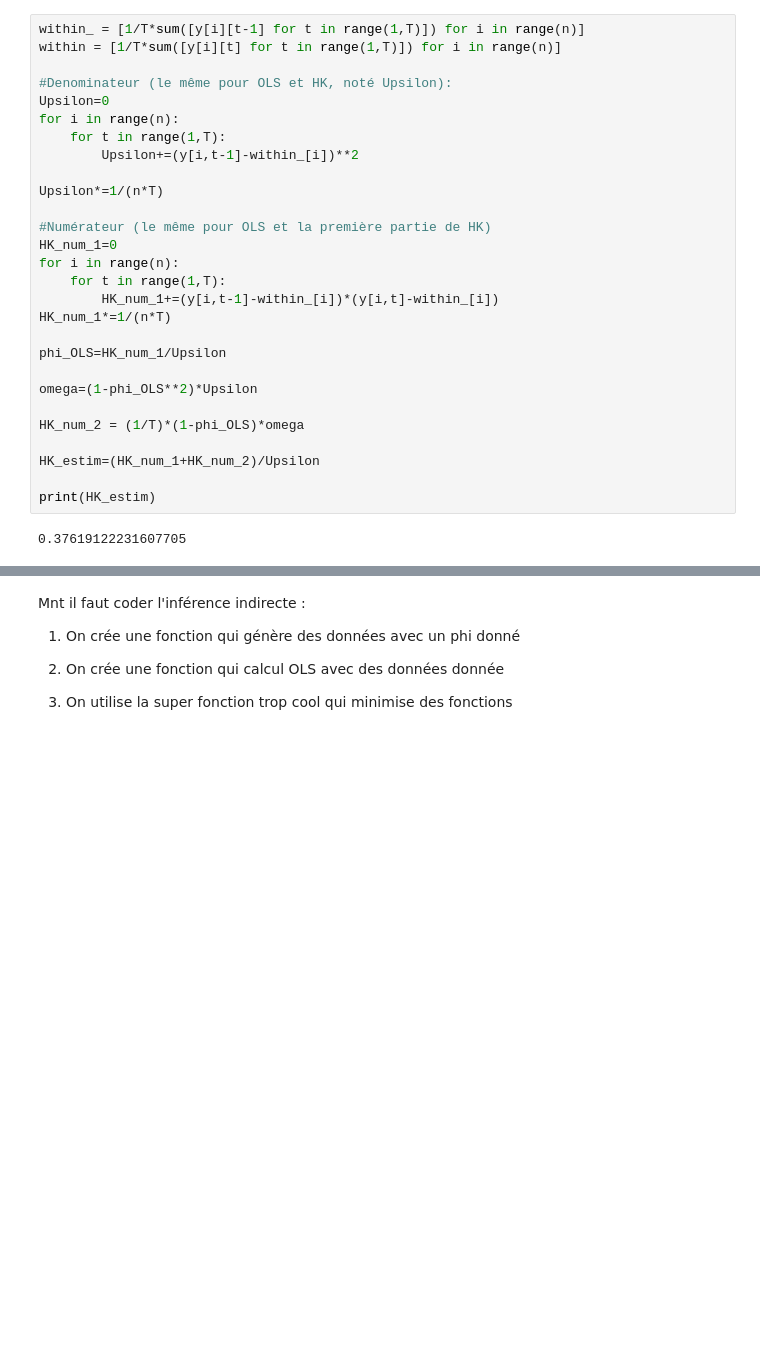
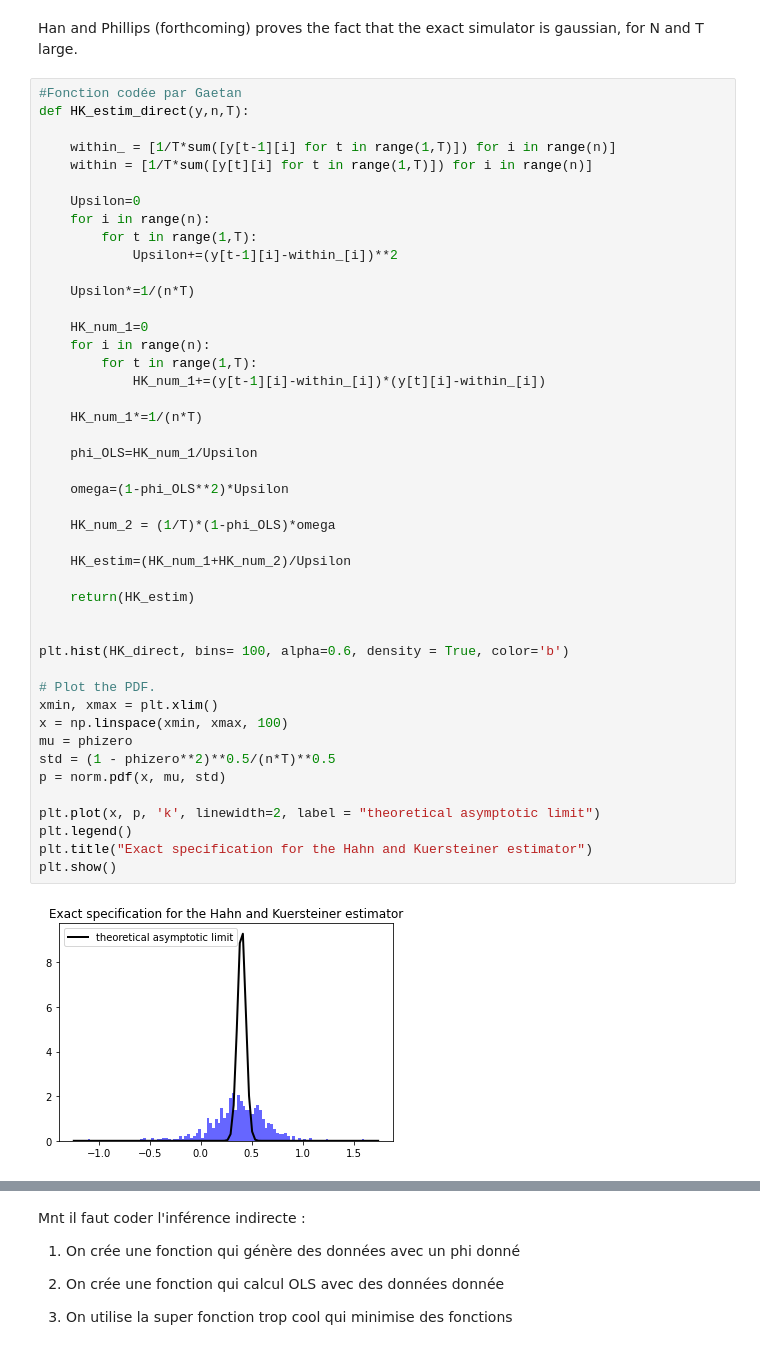
Before and after one commit to agatherosenzweig/Advanced-econometrics, a Jupyter notebook: Notebook GMM - version Agathe.ipynb, the cells around one changed output, grey strips where cells are left out. Drawn from its saved outputs; the diff is of its cells as text; blank space fills up the shorter version.

Commit message:
Update Notebook GMM - version Agathe.ipynb
Partie I quasi ok

```diff
--- a/Notebook GMM - version Agathe.ipynb
+++ b/Notebook GMM - version Agathe.ipynb
@@ -156,30 +129,49 @@ MLE avec correction de biais de Han et Kuersteiner : la formule explicite est do
+# %% [markdown]
+Han and Phillips (forthcoming) proves the fact that the exact simulator is gaussian, for N and T large.
 # %%
-within_ = [1/T*sum([y[i][t-1] for t in range(1,T)]) for i in range(n)]
-within = [1/T*sum([y[i][t] for t in range(1,T)]) for i in range(n)]
+#Fonction codée par Gaetan
+def HK_estim_direct(y,n,T):
 
-#Denominateur (le même pour OLS et HK, noté Upsilon):
-Upsilon=0
-for i in range(n):
-    for t in range(1,T):
-        Upsilon+=(y[i,t-1]-within_[i])**2
+    within_ = [1/T*sum([y[t-1][i] for t in range(1,T)]) for i in range(n)]
+    within = [1/T*sum([y[t][i] for t in range(1,T)]) for i in range(n)]
 
-Upsilon*=1/(n*T)
+    Upsilon=0
+    for i in range(n):
+        for t in range(1,T):
+            Upsilon+=(y[t-1][i]-within_[i])**2
 
-#Numérateur (le même pour OLS et la première partie de HK)
-HK_num_1=0
-for i in range(n):
-    for t in range(1,T):
-        HK_num_1+=(y[i,t-1]-within_[i])*(y[i,t]-within_[i])
-HK_num_1*=1/(n*T)
+    Upsilon*=1/(n*T)
 
-phi_OLS=HK_num_1/Upsilon
+    HK_num_1=0
+    for i in range(n):
+        for t in range(1,T):
+            HK_num_1+=(y[t-1][i]-within_[i])*(y[t][i]-within_[i])
 
-omega=(1-phi_OLS**2)*Upsilon
+    HK_num_1*=1/(n*T)
 
-HK_num_2 = (1/T)*(1-phi_OLS)*omega
+    phi_OLS=HK_num_1/Upsilon
 
-HK_estim=(HK_num_1+HK_num_2)/Upsilon
+    omega=(1-phi_OLS**2)*Upsilon
 
-print(HK_estim)
+    HK_num_2 = (1/T)*(1-phi_OLS)*omega
+
+    HK_estim=(HK_num_1+HK_num_2)/Upsilon
+
+    return(HK_estim)
+
+
+plt.hist(HK_direct, bins= 100, alpha=0.6, density = True, color='b')
+
+# Plot the PDF.
+xmin, xmax = plt.xlim()
+x = np.linspace(xmin, xmax, 100)
+mu = phizero
+std = (1 - phizero**2)**0.5/(n*T)**0.5
+p = norm.pdf(x, mu, std)
+
+plt.plot(x, p, 'k', linewidth=2, label = "theoretical asymptotic limit")
+plt.legend()
+plt.title("Exact specification for the Hahn and Kuersteiner estimator")
+plt.show()
 # %% [output]
-0.37619122231607705
+[figure, added]
```
Also changed, not shown: parts of 30 cells of this notebook.
